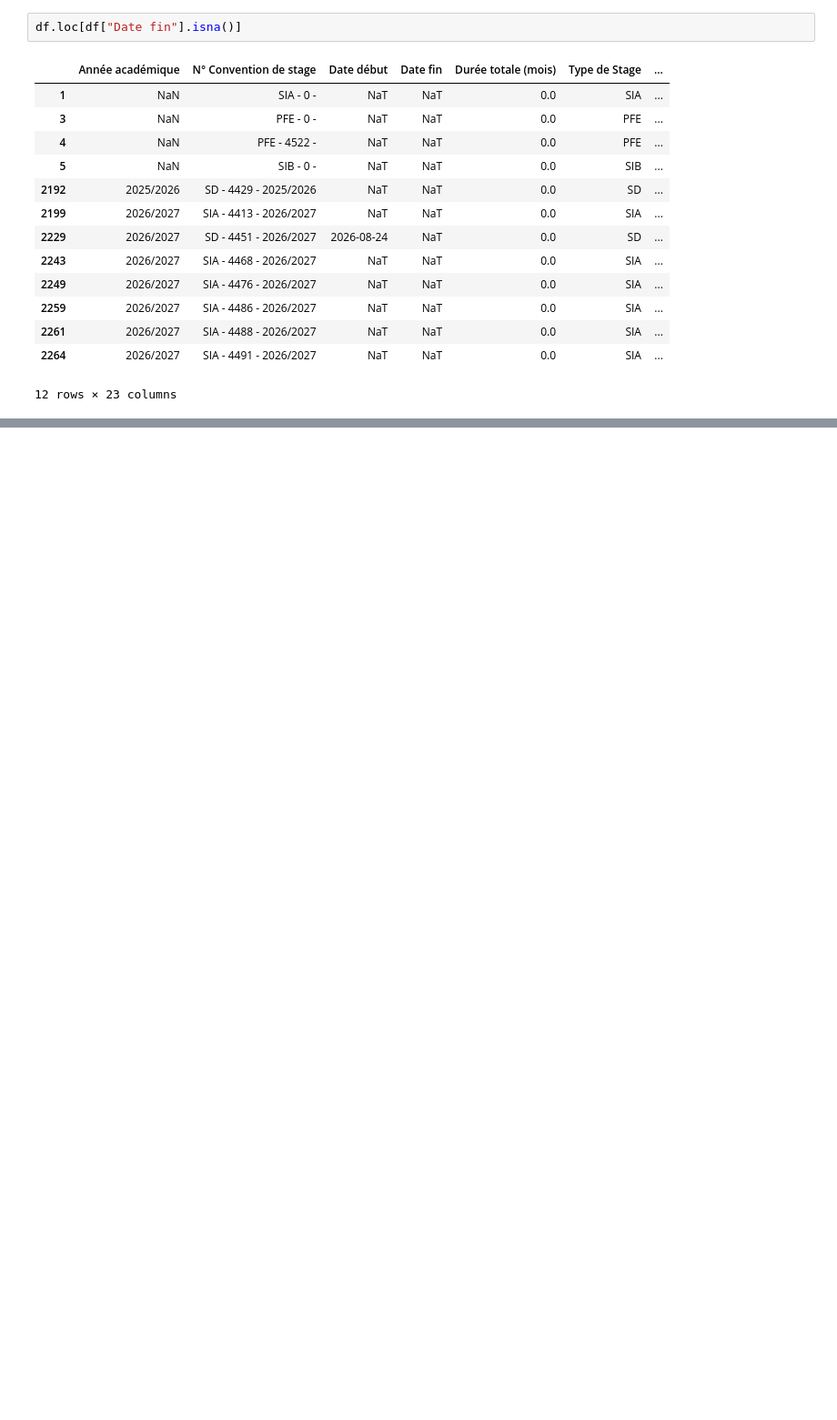
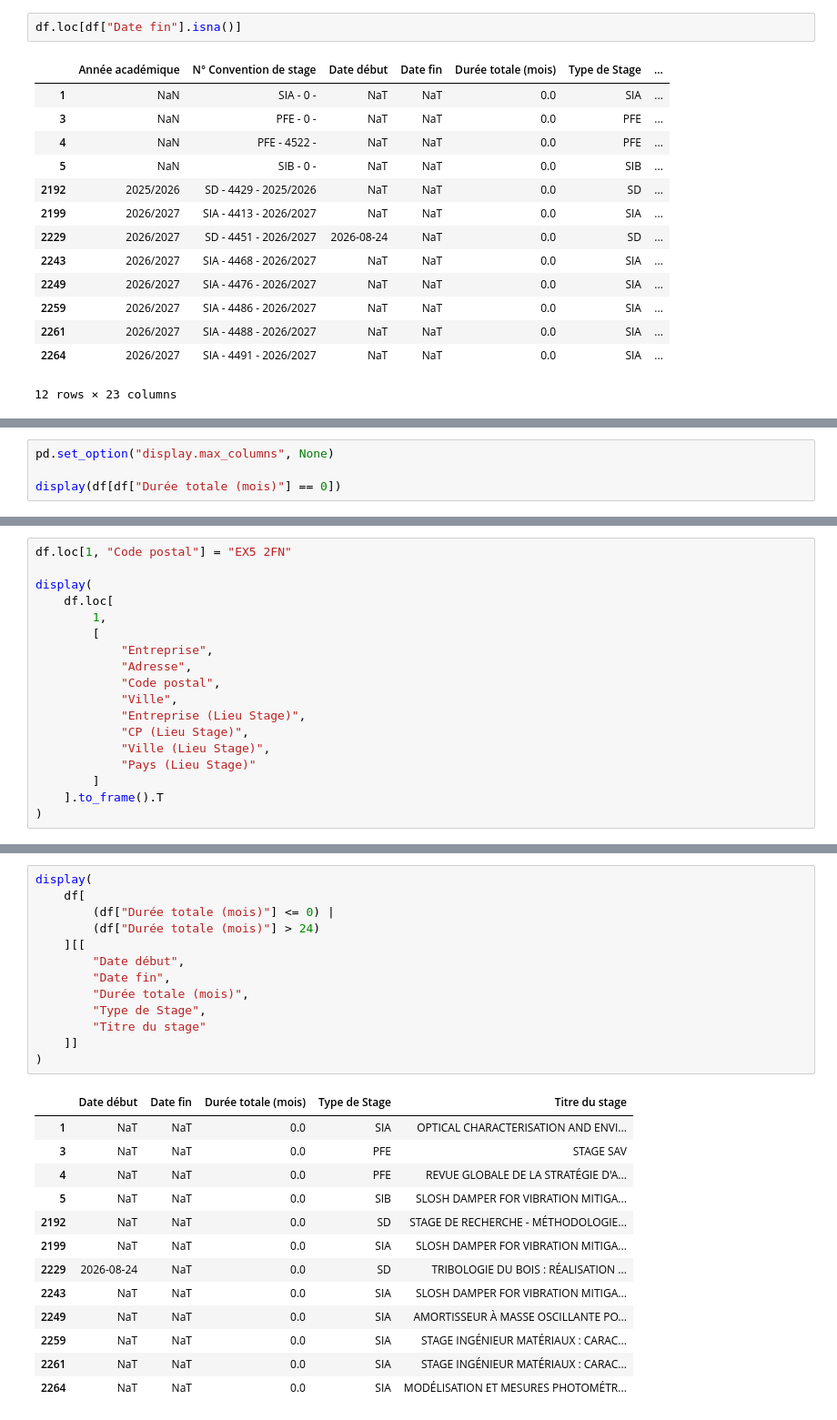
Before and after one commit to kraymis/rag-pfe-data, a Jupyter notebook: notebooks/02_data_cleaning.ipynb, the cells around one changed output, grey strips where cells are left out. Shown at 91% size. Drawn from its saved outputs; the diff is of its cells as text; blank space fills up the shorter version.

```diff
--- a/notebooks/02_data_cleaning.ipynb
+++ b/notebooks/02_data_cleaning.ipynb
@@ -114,0 +222,4 @@ df.loc[df["Date fin"].isna()]
+# %%
+pd.set_option("display.max_columns", None)
+
+display(df[df["Durée totale (mois)"] == 0])
@@ -114,0 +985,18 @@ df.loc[df["Date fin"].isna()]
+# %%
+df.loc[1, "Code postal"] = "EX5 2FN"
+
+display(
+    df.loc[
+        1,
+        [
+            "Entreprise",
+            "Adresse",
+            "Code postal",
+            "Ville",
+            "Entreprise (Lieu Stage)",
+            "CP (Lieu Stage)",
+            "Ville (Lieu Stage)",
+            "Pays (Lieu Stage)"
+        ]
+    ].to_frame().T
+)
@@ -114,0 +1069,27 @@ df.loc[df["Date fin"].isna()]
+# %%
+display(
+    df[
+        (df["Durée totale (mois)"] <= 0) |
+        (df["Durée totale (mois)"] > 24)
+    ][[
+        "Date début",
+        "Date fin",
+        "Durée totale (mois)",
+        "Type de Stage",
+        "Titre du stage"
+    ]]
+)
+# %% [output]
+|  | Date début | Date fin | Durée totale (mois) | Type de Stage | Titre du stage |
+| 1 | NaT | NaT | 0.0 | SIA | OPTICAL CHARACTERISATION AND ENVI... |
+| 3 | NaT | NaT | 0.0 | PFE | STAGE SAV |
+| 4 | NaT | NaT | 0.0 | PFE | REVUE GLOBALE DE LA STRATÉGIE D'A... |
+| 5 | NaT | NaT | 0.0 | SIB | SLOSH DAMPER FOR VIBRATION MITIGA... |
+| 2192 | NaT | NaT | 0.0 | SD | STAGE DE RECHERCHE - MÉTHODOLOGIE... |
+| 2199 | NaT | NaT | 0.0 | SIA | SLOSH DAMPER FOR VIBRATION MITIGA... |
+| 2229 | 2026-08-24 | NaT | 0.0 | SD | TRIBOLOGIE DU BOIS : RÉALISATION ... |
+| 2243 | NaT | NaT | 0.0 | SIA | SLOSH DAMPER FOR VIBRATION MITIGA... |
+| 2249 | NaT | NaT | 0.0 | SIA | AMORTISSEUR À MASSE OSCILLANTE PO... |
+| 2259 | NaT | NaT | 0.0 | SIA | STAGE INGÉNIEUR MATÉRIAUX : CARAC... |
+| 2261 | NaT | NaT | 0.0 | SIA | STAGE INGÉNIEUR MATÉRIAUX : CARAC... |
+| 2264 | NaT | NaT | 0.0 | SIA | MODÉLISATION ET MESURES PHOTOMÉTR... |
```
Also changed, not shown: parts of 69 cells of this notebook, 2 other files.
